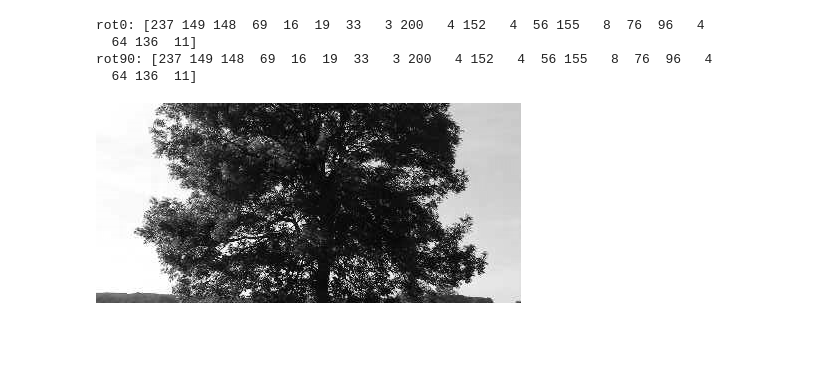
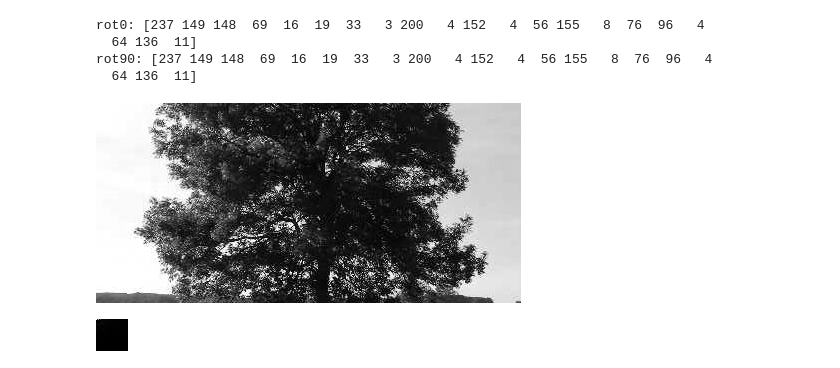
Before and after one commit to ozendelait/naphash, a Jupyter notebook: build.ipynb, the cells around one changed output. Drawn from its saved outputs; the diff is of its cells as text; code cells hidden in the pictures; blank space fills up the shorter version.

```diff
--- a/build.ipynb
+++ b/build.ipynb
@@ -96,6 +78,7 @@ rot0: [237 149 148  69  16  19  33   3 200   4 152   4  56 155   8  76  96   4
 rot90: [237 149 148  69  16  19  33   3 200   4 152   4  56 155   8  76  96   4
   64 136  11]
 # %%
+a3 = np.zeros((32,32),np.float32)
 i3 = i0[200:400,25:450,1]
 i4 = np.ascontiguousarray(i3)
 #i3 = i4
@@ -110,0 +88,7 @@ show_im(a3, is_bgr=False)
+# %%
+#h1.get_dct(i3,a3) #will return in error
+#show_im(a3, is_bgr=False)
+h1.get_dct(i4,a3)
+show_im(a3, is_bgr=False)
+# %% [output]
+[figure, added]
```
Also changed, not shown: parts of 6 cells of this notebook, 1 other file.
